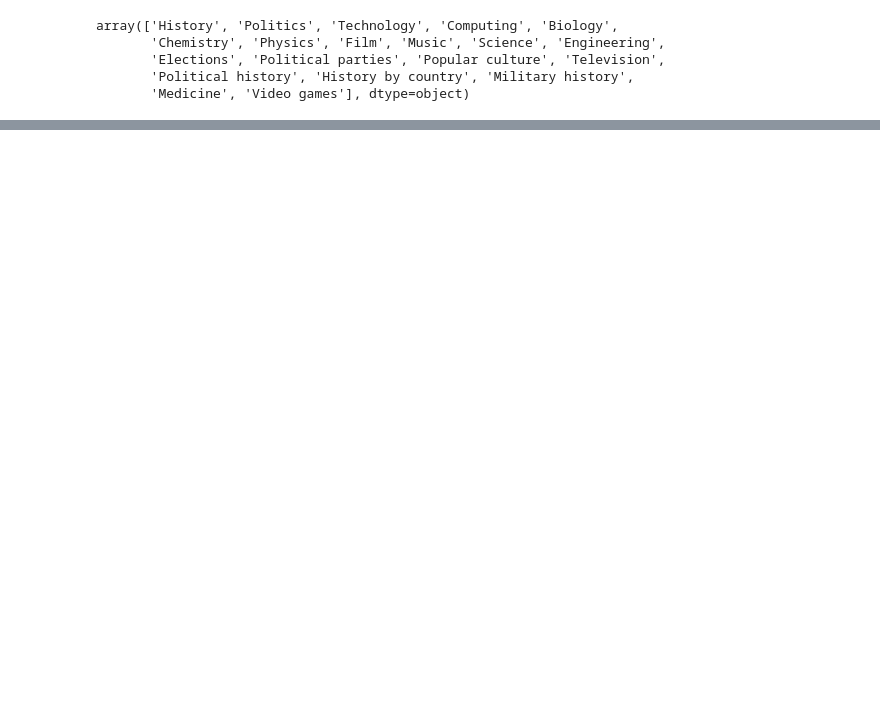
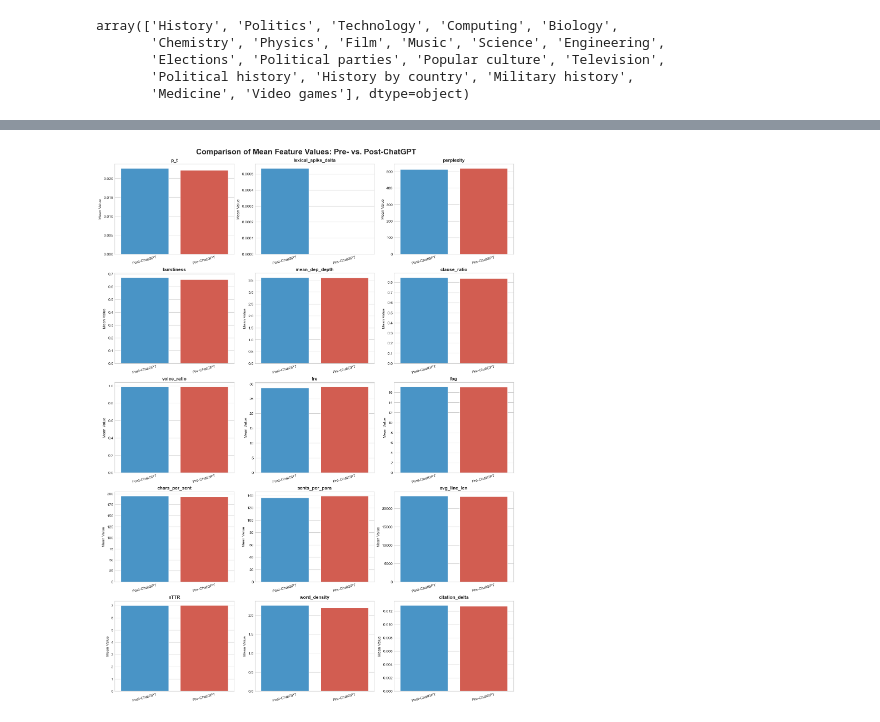
Before and after one commit to LeTartap/WikiMScThesis, a Jupyter notebook: python_code/voting_sys_with_normalizer.ipynb, the cells around one changed output, grey strips where cells are left out. Saved outputs shown, nothing was run; the diff lists cells and outputs as text; code cells hidden in the pictures; blank space fills up the shorter version.

```diff
--- a/python_code/voting_sys_with_normalizer.ipynb
+++ b/python_code/voting_sys_with_normalizer.ipynb
@@ -487,0 +621,93 @@ array(['History', 'Politics', 'Technology', 'Computing', 'Biology',
+# %%
+import pandas as pd
+import numpy as np
+import matplotlib.pyplot as plt
+import seaborn as sns
+import math
+
+def plot_pre_post_comparison_faceted(df: pd.DataFrame, feature_cols: list[str], cutoff_date_str: str = '2022-11-01'):
+    """
+    Calculates the mean of features before and after a cutoff date and
+    generates a readable facet grid of comparative bar plots.
+
+    Args:
+        df (pd.DataFrame): The DataFrame containing the data and a timestamp column.
+        feature_cols (list[str]): A list of the raw feature columns to analyze.
+        cutoff_date_str (str): The date string to use as the cutoff point.
+    """
+    print("--- Comparing Mean Feature Values: Pre- vs. Post-ChatGPT ---")
+
+    # --- 1. Data Preparation ---
+    df_work = df.copy()
+
+    if not pd.api.types.is_datetime64_any_dtype(df_work['timestamp']):
+        df_work['timestamp'] = pd.to_datetime(df_work['timestamp'], utc=True, errors='coerce')
+
+    cutoff_date = pd.Timestamp(cutoff_date_str, tz='UTC')
+    df_work['period'] = np.where(df_work['timestamp'] < cutoff_date, 'Pre-ChatGPT', 'Post-ChatGPT')
+
+    # --- 2. Aggregation ---
+    comparison_stats = df_work.groupby('period')[feature_cols].mean().reset_index()
+
+    plot_data = pd.melt(
+        comparison_stats,
+        id_vars=['period'],
+        value_vars=feature_cols,
+        var_name='feature',
+        value_name='mean_value'
+    )
+
+    print("\n--- Aggregated Mean Values ---")
+    display(comparison_stats)
+
+    # --- 3. Faceted Visualization ---
+    # Dynamically determine the grid size
+    n_features = len(feature_cols)
+    n_cols = 3  # Set number of columns for the grid
+    n_rows = math.ceil(n_features / n_cols)
+
+    plt.style.use('seaborn-v0_8-whitegrid')
+    fig, axes = plt.subplots(n_rows, n_cols, figsize=(n_cols * 5, n_rows * 4), constrained_layout=True)
+
+    # Flatten the axes array for easy iteration
+    axes = axes.flatten()
+
+    # Create a separate plot for each feature
+    for i, feature in enumerate(feature_cols):
+        ax = axes[i]
+        feature_data = plot_data[plot_data['feature'] == feature]
+
+        sns.barplot(
+            data=feature_data,
+            x='period',
+            y='mean_value',
+            ax=ax,
+            palette=['#3498db', '#e74c3c'] # Blue for Pre, Red for Post
+        )
+
+        ax.set_title(feature, fontsize=12, weight='bold')
+        ax.set_xlabel('') # Remove redundant x-axis label
+        ax.set_ylabel('Mean Value', fontsize=10)
+        ax.tick_params(axis='x', rotation=15)
+
+    # Hide any unused subplots if the number of features is not a perfect multiple of n_cols
+    for i in range(n_features, len(axes)):
+        axes[i].set_visible(False)
+
+    fig.suptitle('Comparison of Mean Feature Values: Pre- vs. Post-ChatGPT', fontsize=20, weight='bold')
+    plt.show()
+
+
+# --- Main Execution Block ---
+# Assumes 'final_wiki_df' is the fully processed DataFrame from your Wikipedia analysis.
+
+raw_features_to_plot = [
+    'p_t', 'lexical_spike_delta', 'perplexity', 'burstiness', 'mean_dep_depth',
+    'clause_ratio', 'voice_ratio', 'fre', 'fog', 'chars_per_sent',
+    'sents_per_para', 'avg_line_len', 'nTTR', 'word_density', 'citation_delta'
+]
+existing_features = [f for f in raw_features_to_plot if f in final_df.columns]
+
+# Run the analysis and generate the faceted plot
+plot_pre_post_comparison_faceted(final_df, existing_features)
+# %% [output]
@@ -487,0 +737 @@ array(['History', 'Politics', 'Technology', 'Computing', 'Biology',
+[figure, added]
```
Also changed, not shown: parts of 10 cells of this notebook, 2 other files.
